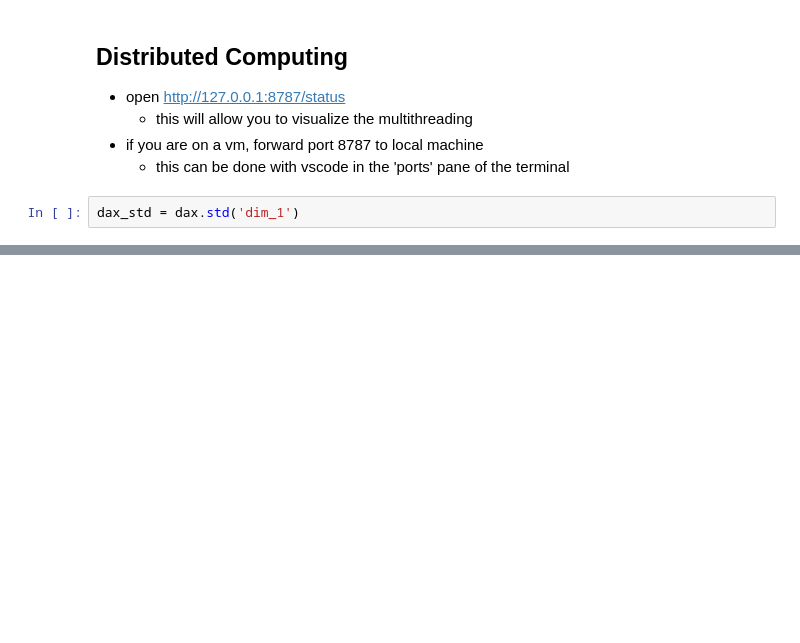
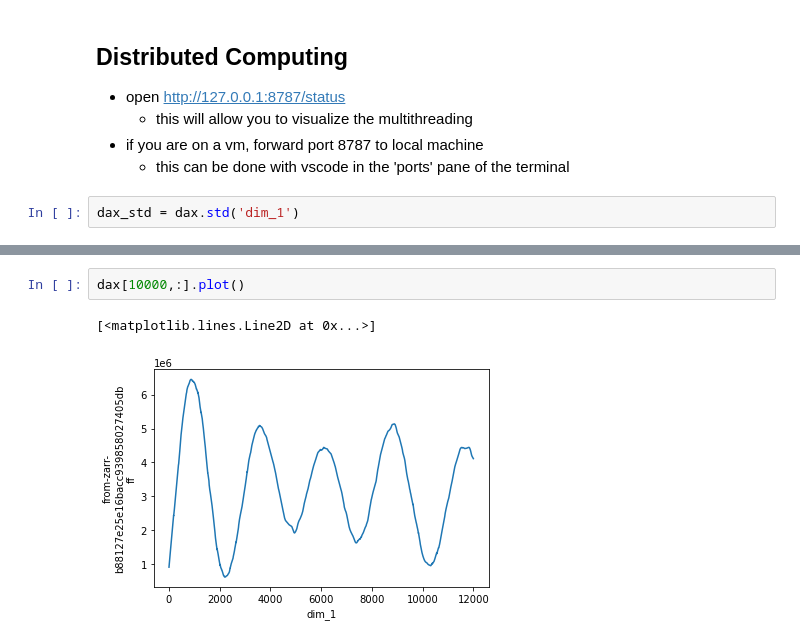
Before and after one commit to Ocean-Data-Lab/tutorials, a Jupyter notebook: kerchunk_demo.ipynb, the cells around one changed output, grey strips where cells are left out. Saved outputs shown, nothing was run; the diff lists cells and outputs as text; blank space fills up the shorter version.

```diff
--- a/kerchunk_demo.ipynb
+++ b/kerchunk_demo.ipynb
@@ -70,0 +69,5 @@ Dimensions without coordinates: dim_0
+# %%
+dax[10000,:].plot()
+# %% [output]
+[<matplotlib.lines.Line2D at 0x...>]
+[figure, added]
```
Also changed, not shown: parts of 1 cell of this notebook.
